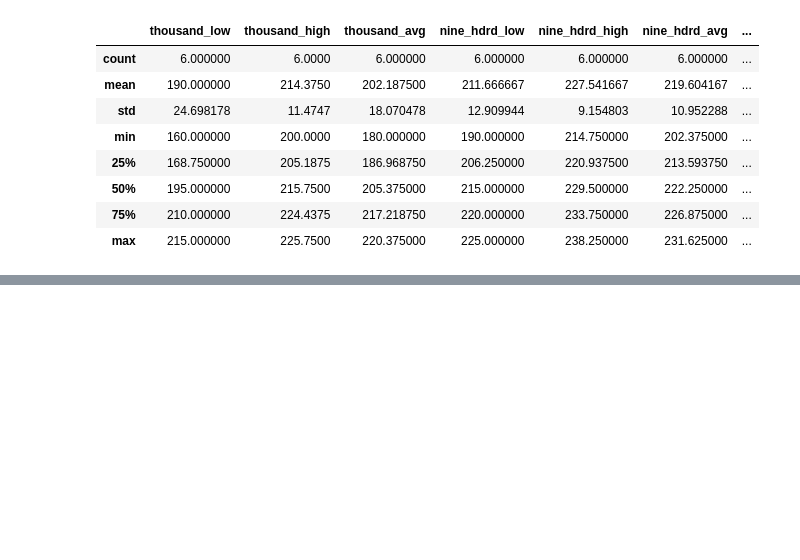
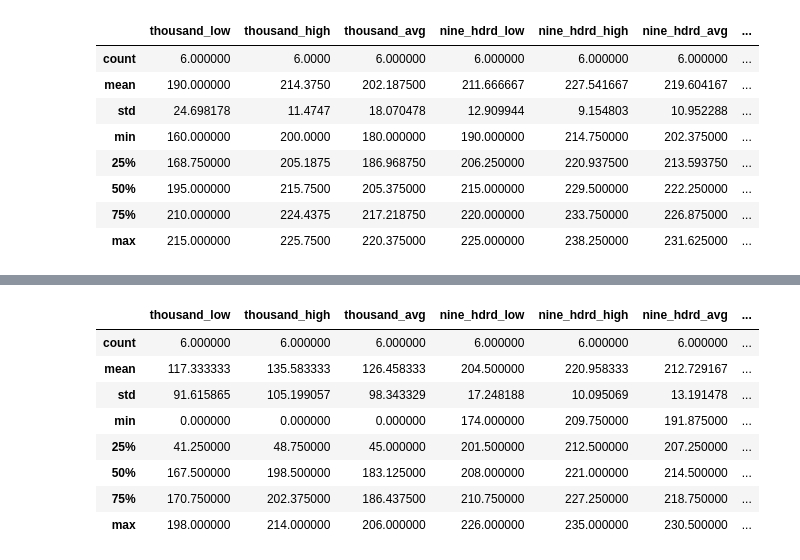
Before and after one commit to tarrencen/rice_farms, a Jupyter notebook: auction_prices.ipynb, the cells around one changed output, grey strips where cells are left out. Cells and saved outputs as stored; diff of their text form; code cells hidden in the pictures; blank space fills up the shorter version.

```diff
--- a/auction_prices.ipynb
+++ b/auction_prices.ipynb
@@ -283,0 +336,12 @@ ValueError: could not convert string to float: '—'
+# %%
+westlock_df.describe()
+# %% [output]
+|  | thousand_low | thousand_high | thousand_avg | nine_hdrd_low | nine_hdrd_high | nine_hdrd_avg | ... |
+| count | 6.000000 | 6.000000 | 6.000000 | 6.000000 | 6.000000 | 6.000000 | ... |
+| mean | 117.333333 | 135.583333 | 126.458333 | 204.500000 | 220.958333 | 212.729167 | ... |
+| std | 91.615865 | 105.199057 | 98.343329 | 17.248188 | 10.095069 | 13.191478 | ... |
+| min | 0.000000 | 0.000000 | 0.000000 | 174.000000 | 209.750000 | 191.875000 | ... |
+| 25% | 41.250000 | 48.750000 | 45.000000 | 201.500000 | 212.500000 | 207.250000 | ... |
+| 50% | 167.500000 | 198.500000 | 183.125000 | 208.000000 | 221.000000 | 214.500000 | ... |
+| 75% | 170.750000 | 202.375000 | 186.437500 | 210.750000 | 227.250000 | 218.750000 | ... |
+| max | 198.000000 | 214.000000 | 206.000000 | 226.000000 | 235.000000 | 230.500000 | ... |
```
Also changed, not shown: parts of 7 cells of this notebook.
